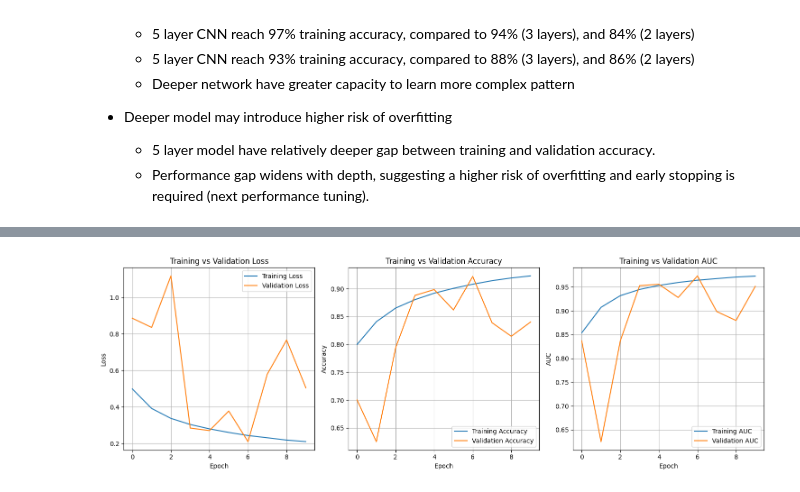
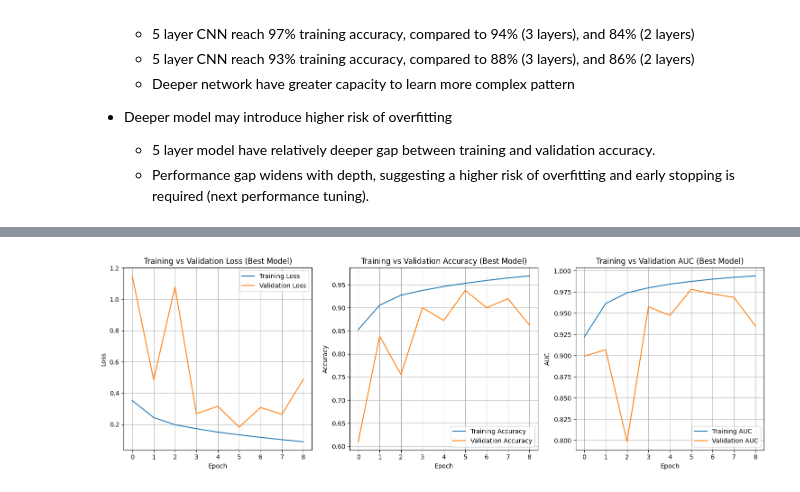
Before and after one commit to alme9155/csca-5642-week3, a Jupyter notebook: histopathologeic-cancer-detection.ipynb, the cells around one changed output, grey strips where cells are left out. Drawn from its saved outputs; the diff is of its cells as text; code cells hidden in the pictures.

```diff
--- a/histopathologeic-cancer-detection.ipynb
+++ b/histopathologeic-cancer-detection.ipynb
@@ -763,0 +869,7 @@ Validation Accuracy: 0.8403
+# %%
+import tensorflow as tf
+
+# default lr = 0.001
+optimizer = tf.keras.optimizers.Adam()
+default_lr = optimizer.learning_rate.numpy()
+print(f"Default learning rate: {default_lr}")
@@ -832,41 +1192,42 @@ print(f"Validation AUC: {best_validation_auc:.4f}")
 import matplotlib.pyplot as plt
 import seaborn as sns
 import numpy as np
+import os
 from sklearn.metrics import confusion_matrix
 
 
 # Training loss vs Validation Loss
 plt.figure(figsize=(15, 5))
 plt.subplot(1, 3, 1)
-plt.plot(best_filter_history.history['loss'], label='Training Loss')
-plt.plot(best_filter_history.history['val_loss'], label='Validation Loss')
-plt.title('Training vs Validation Loss')
+plt.plot(history_best_model.history['loss'], label='Training Loss')
+plt.plot(history_best_model.history['val_loss'], label='Validation Loss')
+plt.title(f"Training vs Validation Loss (Best Model)")
 plt.xlabel('Epoch')
 plt.ylabel('Loss')
 plt.legend()
 plt.grid(True)
 
 # Training Accuracy vs Validation Accuracy
 plt.subplot(1, 3, 2)
-plt.plot(best_filter_history.history['accuracy'], label='Training Accuracy')
-plt.plot(best_filter_history.history['val_accuracy'], label='Validation Accuracy')
-plt.title('Training vs Validation Accuracy')
+plt.plot(history_best_model.history['accuracy'], label='Training Accuracy')
+plt.plot(history_best_model.history['val_accuracy'], label='Validation Accuracy')
+plt.title(f"Training vs Validation Accuracy (Best Model)")
 plt.xlabel('Epoch')
 plt.ylabel('Accuracy')
 plt.legend()
 plt.grid(True)
 
 # AUC
 plt.subplot(1, 3, 3)
-plt.plot(best_filter_history.history['auroc'], label='Training AUC')
-plt.plot(best_filter_history.history['val_auroc'], label='Validation AUC')
-plt.title('Training vs Validation AUC')
+plt.plot(history_best_model.history['auroc'], label='Training AUC')
+plt.plot(history_best_model.history['val_auroc'], label='Validation AUC')
+plt.title(f"Training vs Validation AUC (Best Model)")
 plt.xlabel('Epoch')
 plt.ylabel('AUC')
 plt.legend()
 plt.grid(True)
 
 plt.tight_layout()
 plt.show()
 # %% [output]
-[figure, old version]
+[figure, new version]
```
Also changed, not shown: parts of 28 cells of this notebook.
